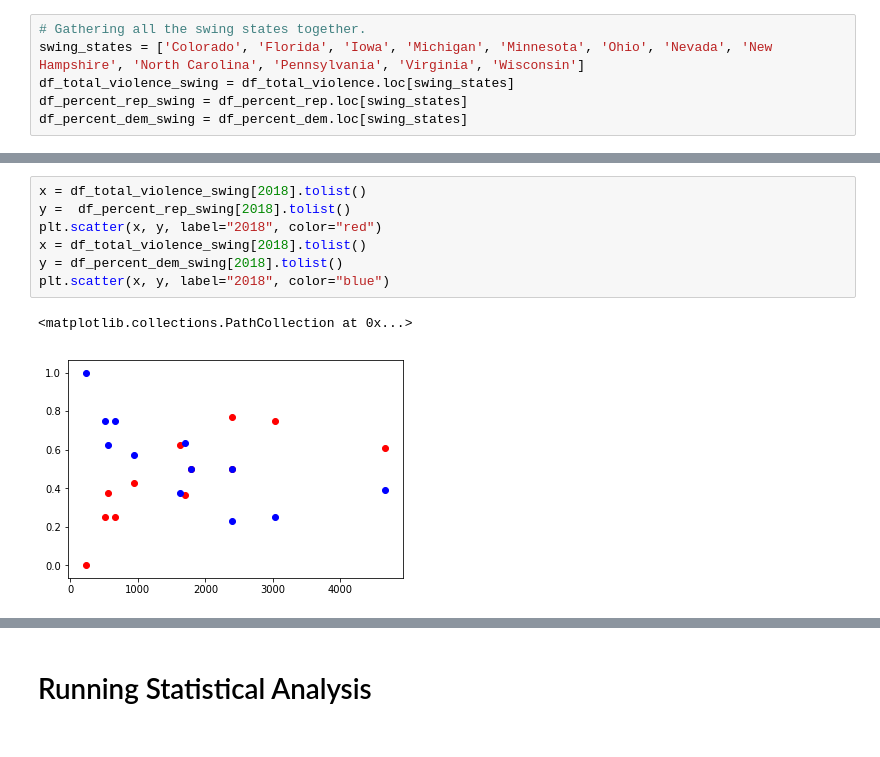
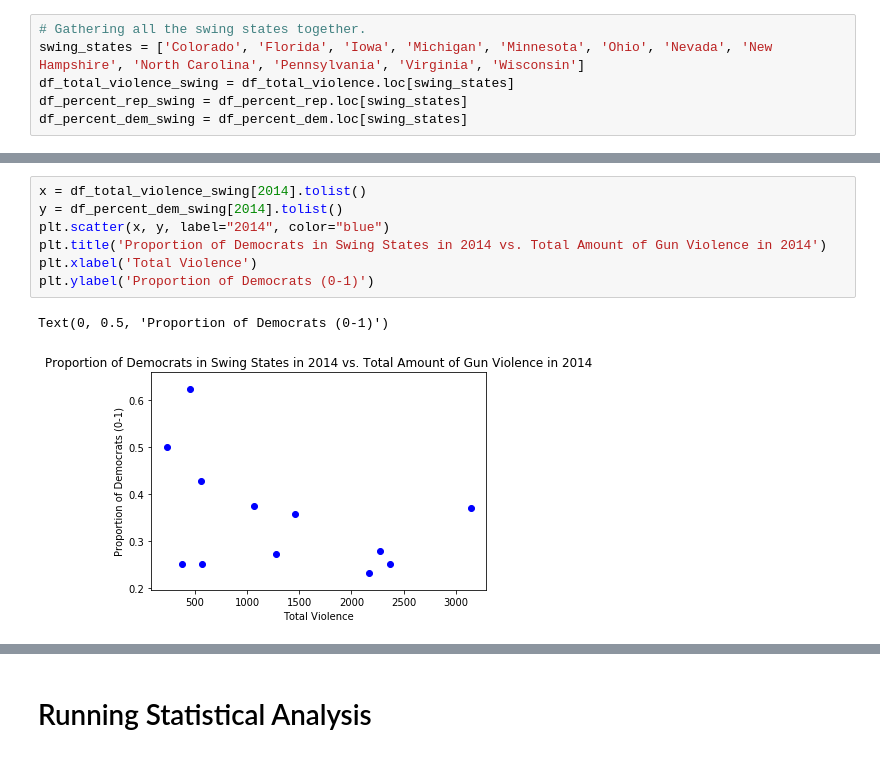
Before and after one commit to vchi747/Cogs-108-Final-Project, a Jupyter notebook: Cogs 108 Final Project.ipynb, the cells around one changed output, grey strips where cells are left out. Saved outputs shown, nothing was run; the diff lists cells and outputs as text.

```diff
--- a/Cogs 108 Final Project.ipynb
+++ b/Cogs 108 Final Project.ipynb
@@ -273,10 +266,10 @@ plt.scatter(x, y, label="2016", color="blue")
-# %%
-x = df_total_violence_swing[2018].tolist()
-y =  df_percent_rep_swing[2018].tolist()
-plt.scatter(x, y, label="2018", color="red")
-x = df_total_violence_swing[2018].tolist()
-y = df_percent_dem_swing[2018].tolist()
-plt.scatter(x, y, label="2018", color="blue")
-# %% [output]
-<matplotlib.collections.PathCollection at 0x...>
-[figure, removed]
+# %%
+x = df_total_violence_swing[2014].tolist()
+y = df_percent_dem_swing[2014].tolist()
+plt.scatter(x, y, label="2014", color="blue")
+plt.title('Proportion of Democrats in Swing States in 2014 vs. Total Amount of Gun Violence in 2014')
+plt.xlabel('Total Violence')
+plt.ylabel('Proportion of Democrats (0-1)')
+# %% [output]
+Text(0, 0.5, 'Proportion of Democrats (0-1)')
+[figure, added]
```
Also changed, not shown: parts of 34 cells of this notebook.
